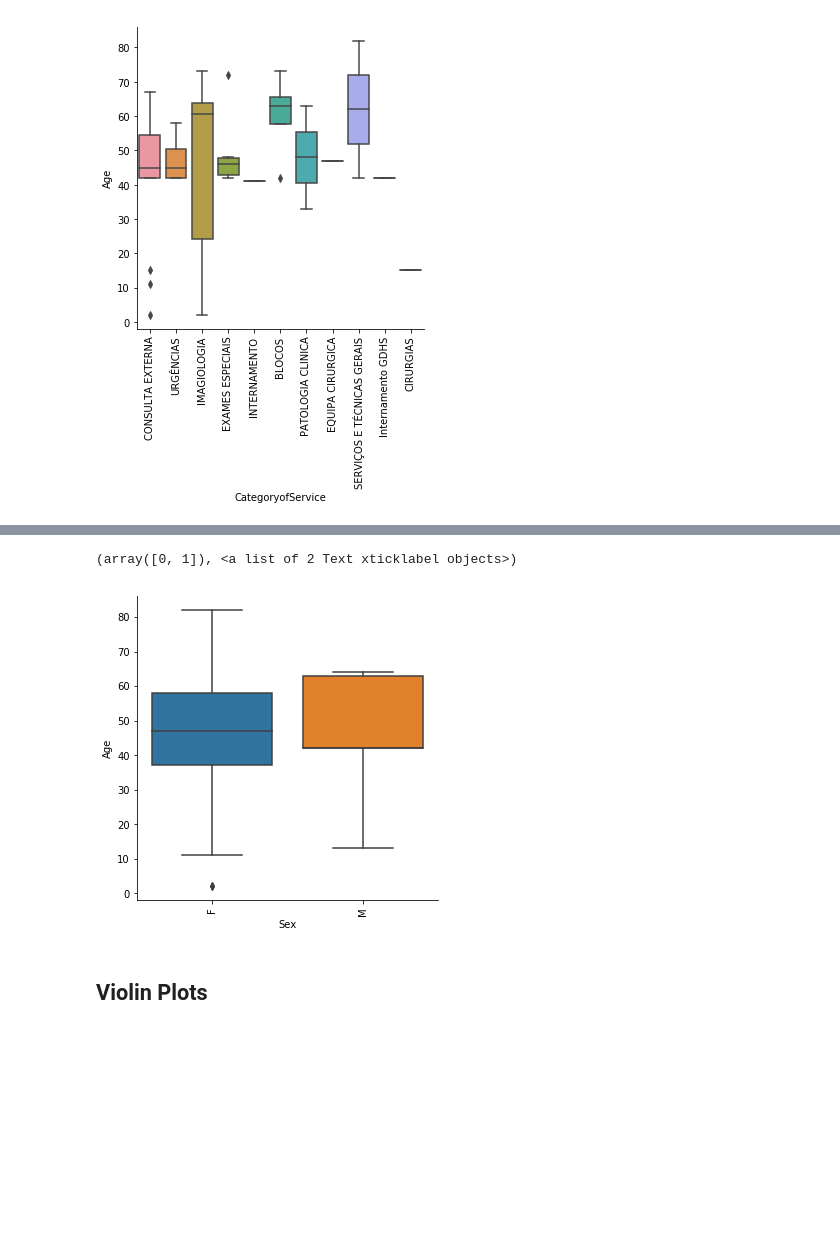
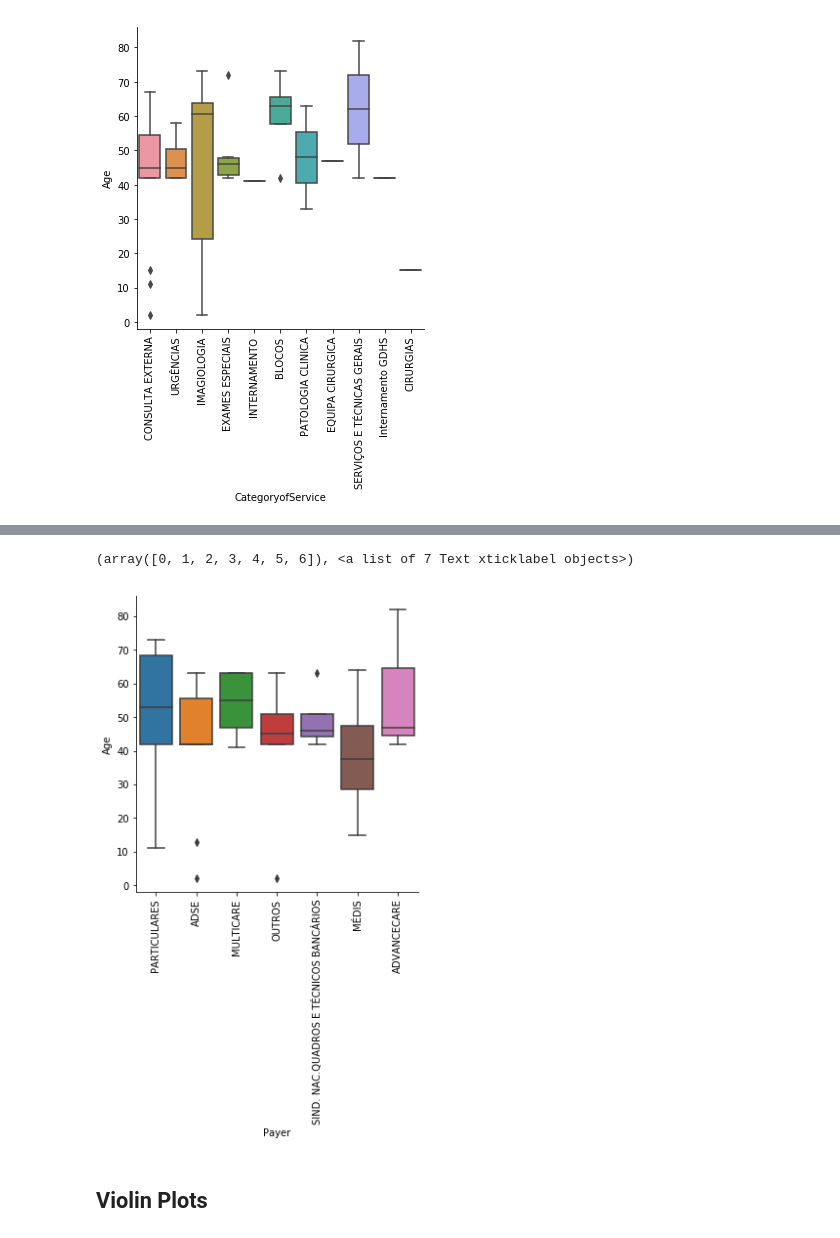
Before and after one commit to crsimmons1/JdMS, a Jupyter notebook: DataVisualization.ipynb, the cells around one changed output, grey strips where cells are left out. Drawn from its saved outputs; the diff is of its cells as text; code cells hidden in the pictures; blank space fills up the shorter version.

Commit message:
Clarified README, added new charts in DataVis

```diff
--- a/DataVisualization.ipynb
+++ b/DataVisualization.ipynb
@@ -42,9 +48,9 @@ plt.xticks(rotation=90)
 # %%
-sns.catplot(x="Sex", y="Age", kind="box", data=data);
+sns.catplot(x="Payer", y="Age", kind="box", data=data);
 plt.xticks(rotation=90)
 # %% [output]
-(array([0, 1]), <a list of 2 Text xticklabel objects>)
+(array([0, 1, 2, 3, 4, 5, 6]), <a list of 7 Text xticklabel objects>)
-[figure, old version]
+[figure, new version]
 # %% [markdown]
 ## Violin Plots
 # %%
```
Also changed, not shown: parts of 8 cells of this notebook, 1 other file.
